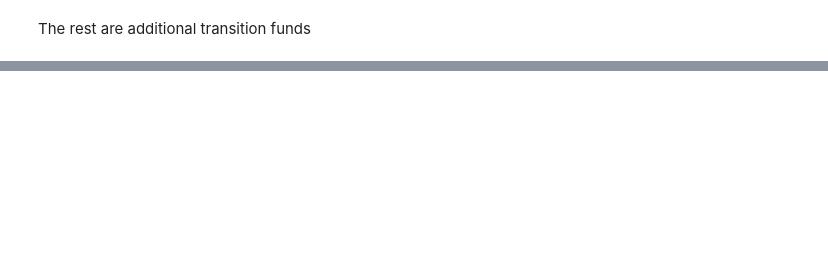
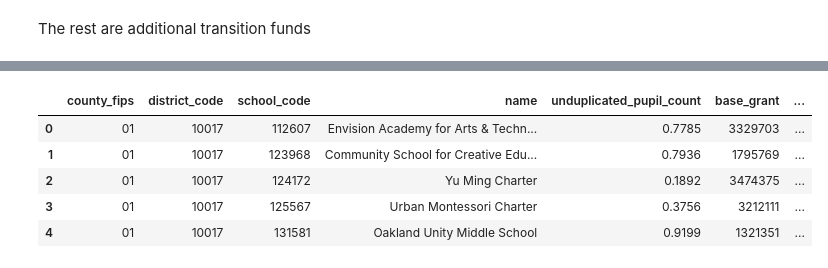
Before and after one commit to fiendskrah/finalcapstone, a Jupyter notebook: new/1_lcff.ipynb, the cells around one changed output, grey strips where cells are left out. Drawn from its saved outputs; the diff is of its cells as text; code cells hidden in the pictures; blank space fills up the shorter version.

```diff
--- a/new/1_lcff.ipynb
+++ b/new/1_lcff.ipynb
@@ -172,0 +194,20 @@ totals
+# %%
+lcff = lcff.rename(columns={'CountyCode':'county_fips',
+                            'DistrictCode':'district_code',
+                            'SchoolCode':'school_code',
+                            'LocalEducationalAgency':'name',
+                            'UnduplicatedPupilPercentage\r\nTarget,D-1':'unduplicated_pupil_count',
+                            'BaseGrantFunding\r\nTarget,C-5':'base_grant',
+                            'SupplementalGrantFunding\r\nTarget,D-7':'supplemental_grant',
+                            'ConcentrationGrantFunding\r\nTarget,E-8':'concentration_grant'})
+# %%
+lcff['district_code'] = lcff['district_code'].astype(float).astype(int).astype(str)
+lcff['school_code'] = lcff['school_code'].astype(float).astype(int).astype(str)
+# %%
+lcff.base_grant = lcff.base_grant.str.replace(' ', '')
+lcff.base_grant = lcff.base_grant.str.replace('$', '')
+lcff.base_grant = lcff.base_grant.str.replace(',', '')
+lcff.base_grant = lcff.base_grant.str.replace('-', '')
+# %%
+lcff.supplemental_grant = lcff.supplemental_grant.str.replace('$', '').str.strip()
+lcff.concentration_grant = lcff.concentration_grant.str.replace('$', '').str.strip()
@@ -172,0 +216,9 @@ totals
+# %%
+lcff.head()
+# %% [output]
+|  | county_fips | district_code | school_code | name | unduplicated_pupil_count | base_grant | ... |
+| 0 | 01 | 10017 | 112607 | Envision Academy for Arts & Techn... | 0.7785 | 3329703 | ... |
+| 1 | 01 | 10017 | 123968 | Community School for Creative Edu... | 0.7936 | 1795769 | ... |
+| 2 | 01 | 10017 | 124172 | Yu Ming Charter | 0.1892 | 3474375 | ... |
+| 3 | 01 | 10017 | 125567 | Urban Montessori Charter | 0.3756 | 3212111 | ... |
+| 4 | 01 | 10017 | 131581 | Oakland Unity Middle School | 0.9199 | 1321351 | ... |
```
Also changed, not shown: parts of 36 cells of this notebook.
